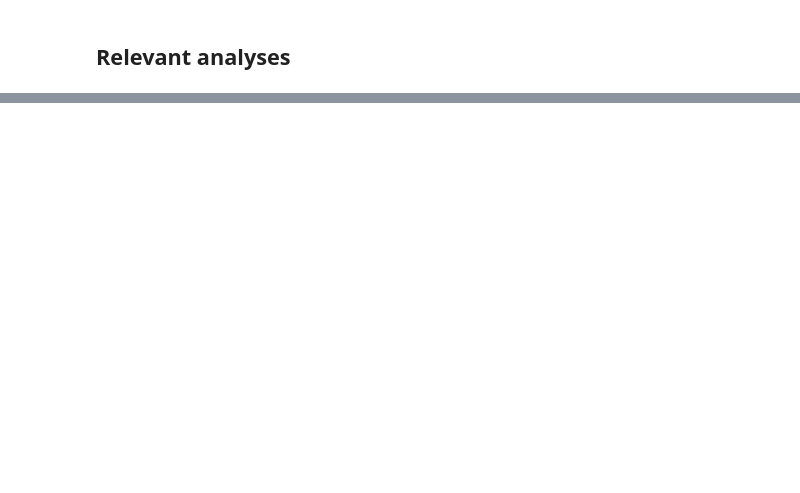
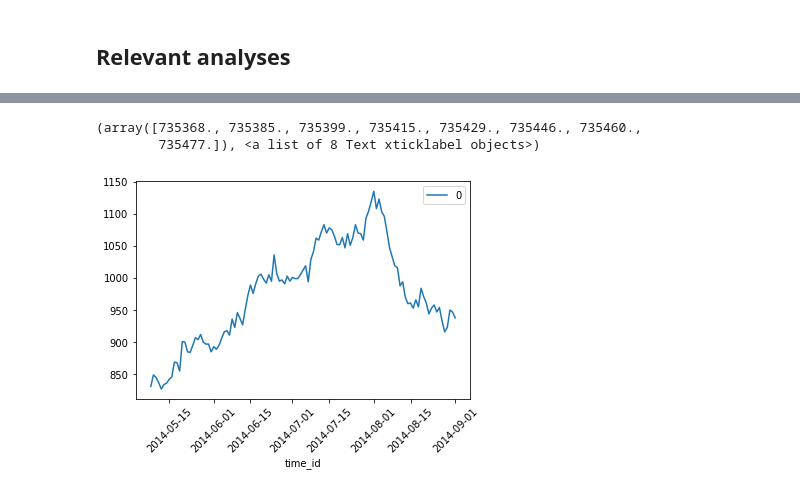
Before and after one commit to MamiyaA/Various-Machine-Learning-Algorithms, a Jupyter notebook: Mamiya_Akira_CustomerCliffDive.ipynb, the cells around one changed output, grey strips where cells are left out. Drawn from its saved outputs; the diff is of its cells as text; code cells hidden in the pictures; blank space fills up the shorter version.

```diff
--- a/Mamiya_Akira_CustomerCliffDive.ipynb
+++ b/Mamiya_Akira_CustomerCliffDive.ipynb
@@ -307,0 +156,19 @@ print(metrics.confusion_matrix(y_test3, predicted_label3))
+# %%
+login_events=event_users.loc[event_users['event_name']=='login']
+
+company_login = np.zeros((selected_period.shape[0],1))
+
+#Go through the rolling time periods and count the signup events.
+for rows in range (selected_period.shape[0]):
+    #Select only the events during that period.
+    company_login_weekly=login_events[(login_events['occurred_at'] >= selected_period.iloc[rows,2]) & (login_events['occurred_at'] < selected_period.iloc[rows,3])]
+    unique_company=company_login_weekly.company_id.unique()
+    company_login[rows,0]=unique_company.shape[0]
+
+login_u_dataframe = pd.DataFrame(data=company_login, index = selected_period.iloc[:,1])
+sb.lineplot(data=login_u_dataframe)
+plt.xticks(rotation = 45)
+# %% [output]
+(array([735368., 735385., 735399., 735415., 735429., 735446., 735460.,
+        735477.]), <a list of 8 Text xticklabel objects>)
+[figure, added]
```
Also changed, not shown: parts of 73 cells of this notebook.
